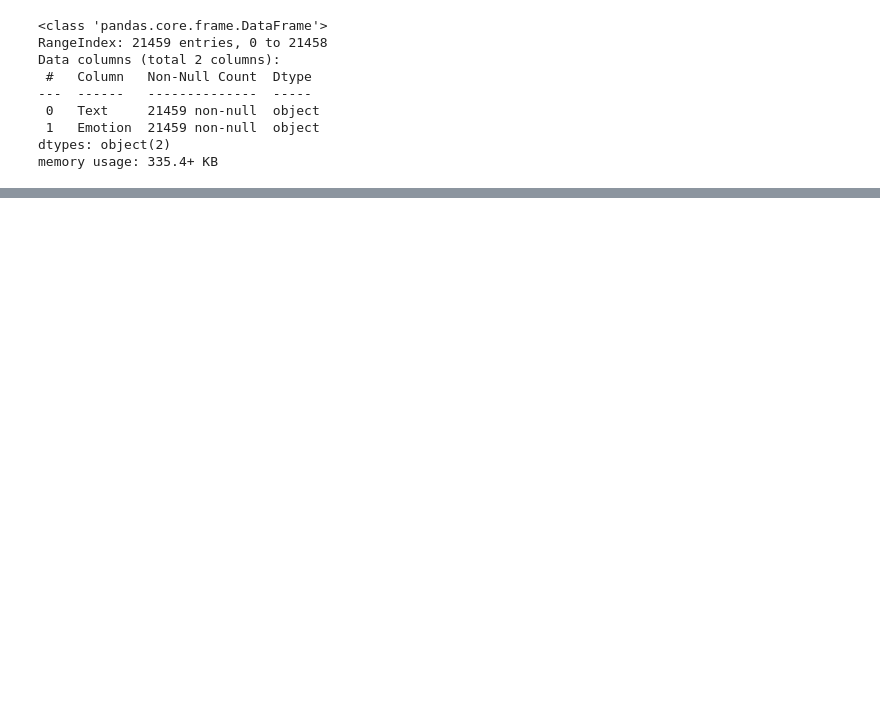
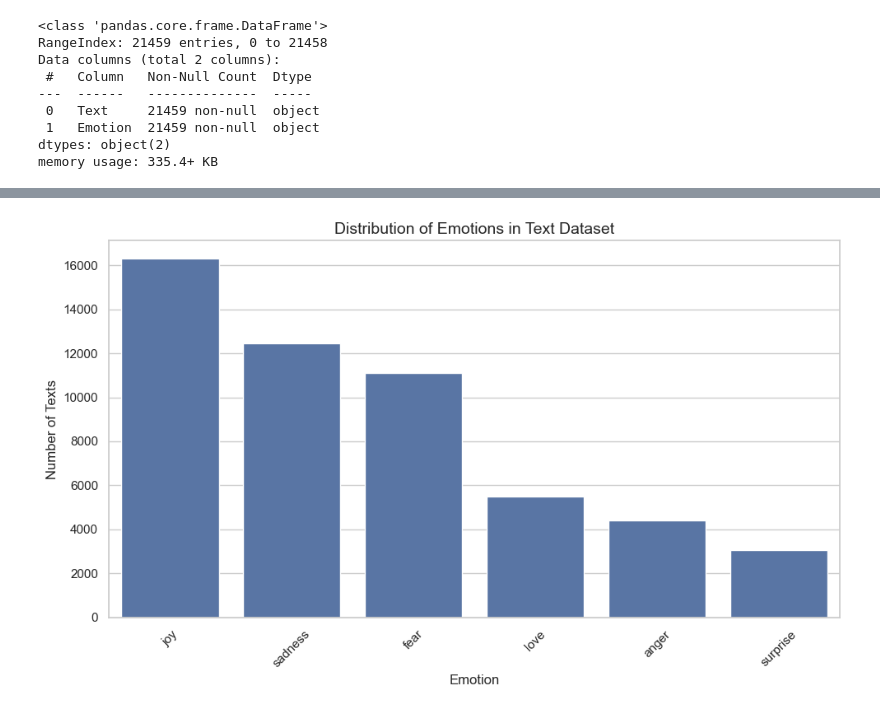
Before and after one commit to alexandre-assad/ml-in-the-clouds, a Jupyter notebook: exploration/eda.ipynb, the cells around one changed output, grey strips where cells are left out. Drawn from its saved outputs; the diff is of its cells as text; code cells hidden in the pictures; blank space fills up the shorter version.

Commit message:
:feat: concat dataframes

```diff
--- a/exploration/eda.ipynb
+++ b/exploration/eda.ipynb
@@ -37,0 +70,2 @@ plt.show()
+# %%
+test_df.drop(columns=['author', 'tweet_id'], inplace=True)
@@ -37,0 +90,11 @@ plt.show()
+# %%
+test_df['text'] = test_df['content']
+test_df.drop(columns=['content'], inplace=True)
+test_df['emotion'] = test_df['sentiment']
+test_df.drop(columns=['sentiment'], inplace=True)
+train_df['text'] = train_df['Text']
+train_df.drop(columns=['Text'], inplace=True)
+train_df['emotion'] = train_df['Emotion']
+train_df.drop(columns=['Emotion'], inplace=True)
+
+dataframe = concat([train_df, test_df], ignore_index=True)
@@ -37,0 +132,18 @@ plt.show()
+# %%
+plt.figure(figsize=(10, 6))
+sns.set_theme(style="whitegrid")
+
+sns.countplot(
+    data=dataframe,
+    x="emotion",
+    order=dataframe["emotion"].value_counts().index
+)
+
+plt.title("Distribution of Emotions in Text Dataset", fontsize=14)
+plt.xlabel("Emotion")
+plt.ylabel("Number of Texts")
+plt.xticks(rotation=45)
+plt.tight_layout()
+plt.show()
+# %% [output]
+[figure, added]
```
Also changed, not shown: parts of 9 cells of this notebook, 4 other files.
